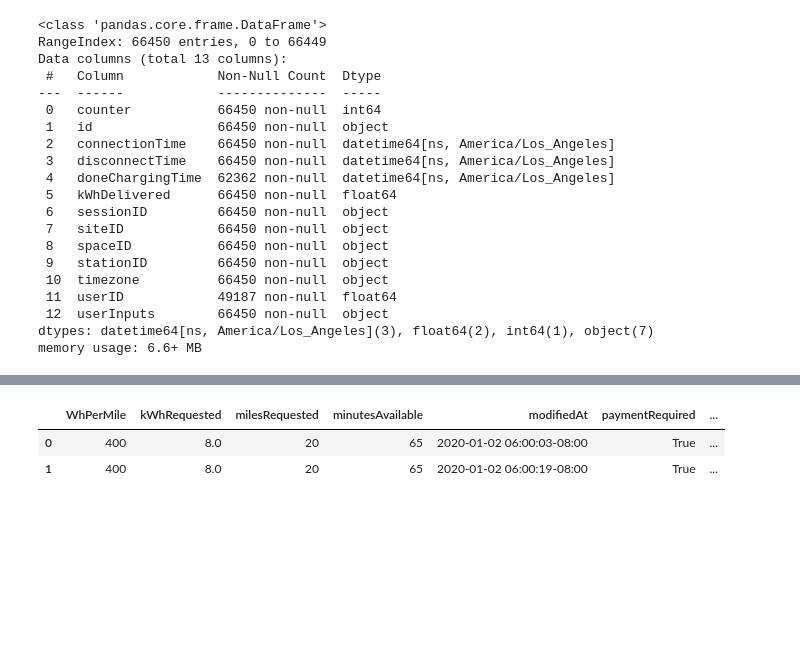
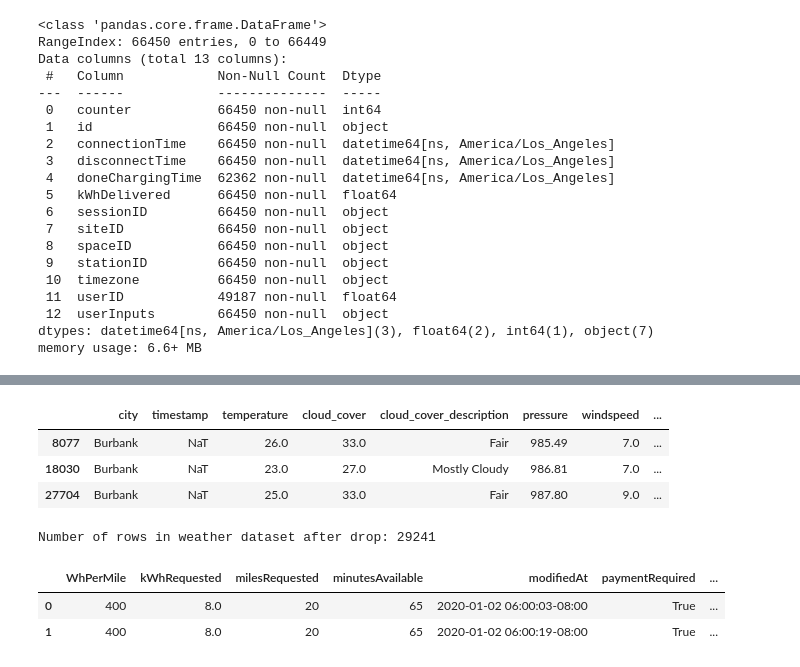
Before and after one commit to pmoll01/AA2024_Groupwork_DynamoData, a Jupyter notebook: Groupwork_DynamoData.ipynb, the cells around one changed output, grey strips where cells are left out. Drawn from its saved outputs; the diff is of its cells as text; code cells hidden in the pictures; blank space fills up the shorter version.

```diff
--- a/Groupwork_DynamoData.ipynb
+++ b/Groupwork_DynamoData.ipynb
@@ -174,3 +186,22 @@ charging_data.head()
+# %%
+# While performing the timezone localize to the weather data, we faced an AmbiguousTimeError which occurs because of an issue with converting timezone-aware datetime values.
+# For example, during the transition from DST (Daylight Saving Time) to standard time, an hour gets repeated, making times like 2018-11-04 01:53:00 ambiguous (it could occur in either DST or standard time).
+# Therefore, we decided to use the parameters nonexistent='shift_forward' and ambiguous='NaT' of the function tz_localize which deals with this issue. It replaced 3 timestamps with 'NaT' (Not a Time) which we will drop from the weather dataset.
+nat_records = weather_data[pd.isna(weather_data['timestamp'])]
+nat_records
+# %% [output]
+|  | city | timestamp | temperature | cloud_cover | cloud_cover_description | pressure | windspeed | ... |
+| 8077 | Burbank | NaT | 26.0 | 33.0 | Fair | 985.49 | 7.0 | ... |
+| 18030 | Burbank | NaT | 23.0 | 27.0 | Mostly Cloudy | 986.81 | 7.0 | ... |
+| 27704 | Burbank | NaT | 25.0 | 33.0 | Fair | 987.80 | 9.0 | ... |
+# %%
+# Drop 3 NaT records
+print(f"Number of rows in weather dataset before drop: {weather_data.shape[0]}")
+weather_data = weather_data.dropna(subset=['timestamp'])
+print(f"Number of rows in weather dataset after drop: {weather_data.shape[0]}")
+# Initially 29244 and now 29241 -> correct
+# %% [output]
+Number of rows in weather dataset after drop: 29241
 # %%
 # Transforming the json-Strings in the userInputs column to Dataframes
 # Notice: Takes about 1-2 minutes
```
Also changed, not shown: parts of 11 cells of this notebook.
